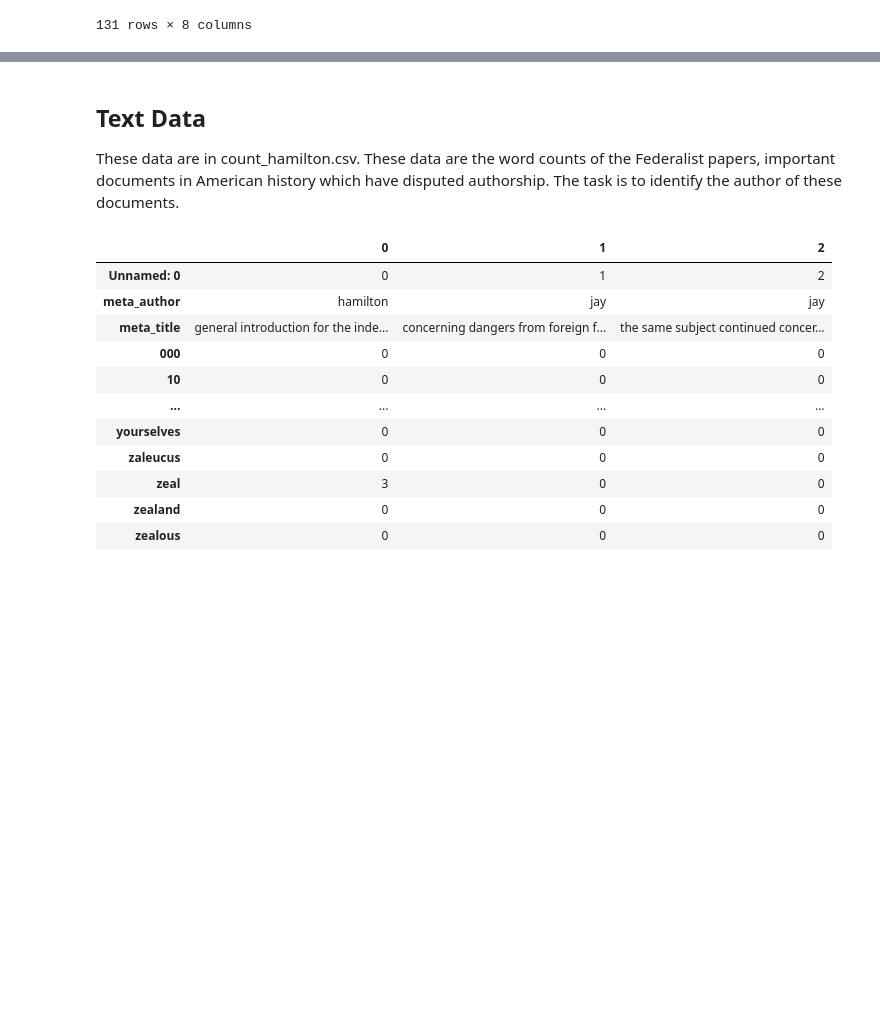
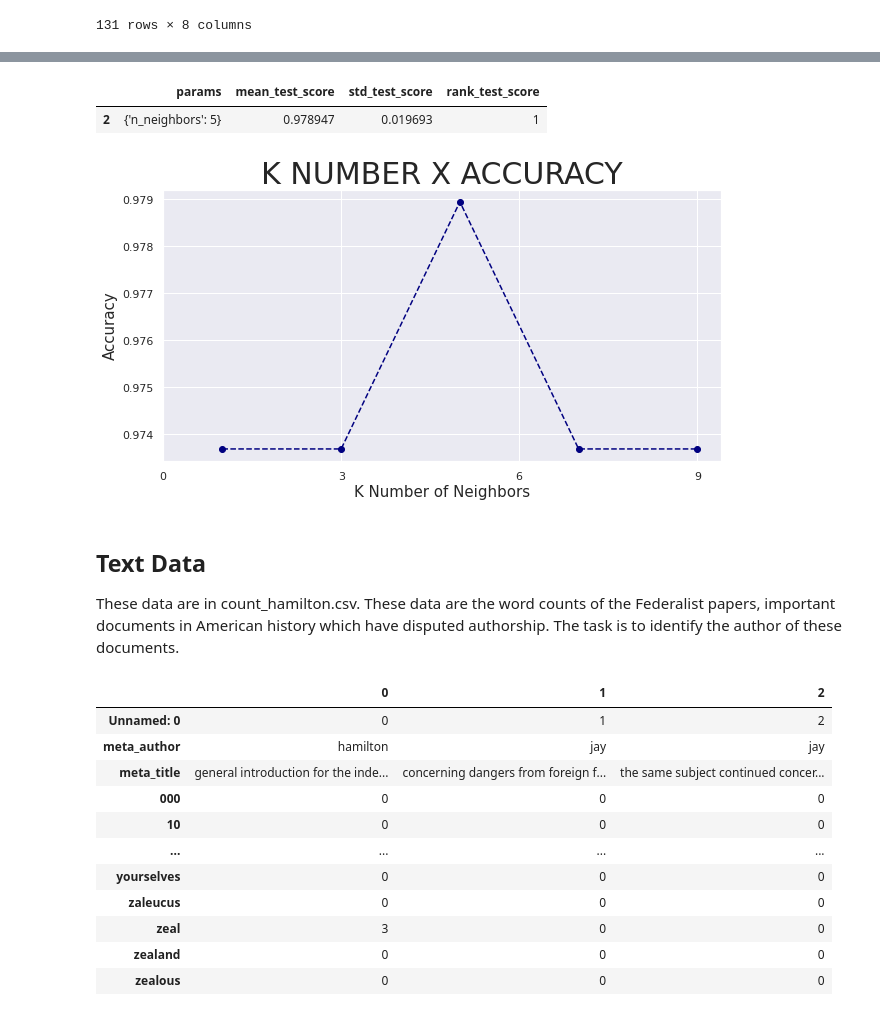
Before and after one commit to zachfreitas/ADS_504_Machine_Learning, a Jupyter notebook: Module_3/Assignment_3/Zachariah_Freitas_Assignment_3.1.ipynb, the cells around one changed output, grey strips where cells are left out. Saved outputs shown, nothing was run; the diff lists cells and outputs as text; code cells hidden in the pictures; blank space fills up the shorter version.

```diff
--- a/Module_3/Assignment_3/Zachariah_Freitas_Assignment_3.1.ipynb
+++ b/Module_3/Assignment_3/Zachariah_Freitas_Assignment_3.1.ipynb
@@ -75,0 +228,7 @@ d_df.describe().T
+# %%
+# Create a list range
+k_list = list(range(1,10,2))
+# Create a dictionary
+k_values = dict(n_neighbors=k_list)
+print(k_values.keys()),
+print(k_values.values())
@@ -75,0 +238,5 @@ d_df.describe().T
+# %%
+# Create hyperparameter search grid
+grid = GridSearchCV(knn, k_values, cv=5, scoring='accuracy')
+# Run KNN with hyperparameter search grid
+grid.fit(X_train, y_train)
@@ -76,3 +276,24 @@ d_df.describe().T
+# %%
+# Show k with best Accuracy Results
+grid_table_rank = grid_table[['params','mean_test_score','std_test_score','rank_test_score']].loc[grid_table['rank_test_score']==1].sort_values(by='std_test_score', ascending=True)
+grid_table_rank
+# %% [output]
+|  | params | mean_test_score | std_test_score | rank_test_score |
+| 2 | {'n_neighbors': 5} | 0.978947 | 0.019693 | 1 |
+# %%
+graphic = grid.cv_results_['mean_test_score']
+graphic
+
+plt.figure(figsize=(10,5))
+plt.plot(k_list,graphic,color='navy',linestyle='dashed',marker='o')
+plt.xlabel('K Number of Neighbors', fontdict={'fontsize': 15})
+plt.ylabel('Accuracy', fontdict={'fontsize': 15})
+plt.title('K NUMBER X ACCURACY', fontdict={'fontsize': 30})
+plt.xticks(range(0,10,3),)
+#plt.xaxis.set_major_locator(MultipleLocator(3))
+plt.show()
+# %% [output]
+[figure, added]
 # %% [markdown]
 ## Text Data
 These data are in count_hamilton.csv. These data are the word counts of the Federalist papers, important documents in American history which have disputed authorship. The task is to identify the author of these documents.
```
Also changed, not shown: parts of 37 cells of this notebook.
